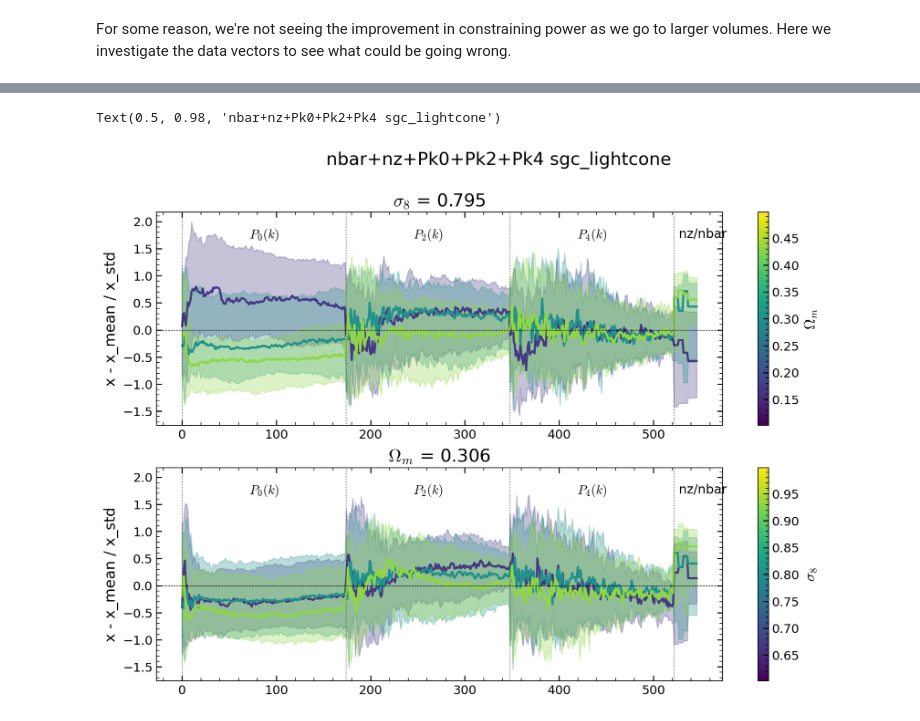
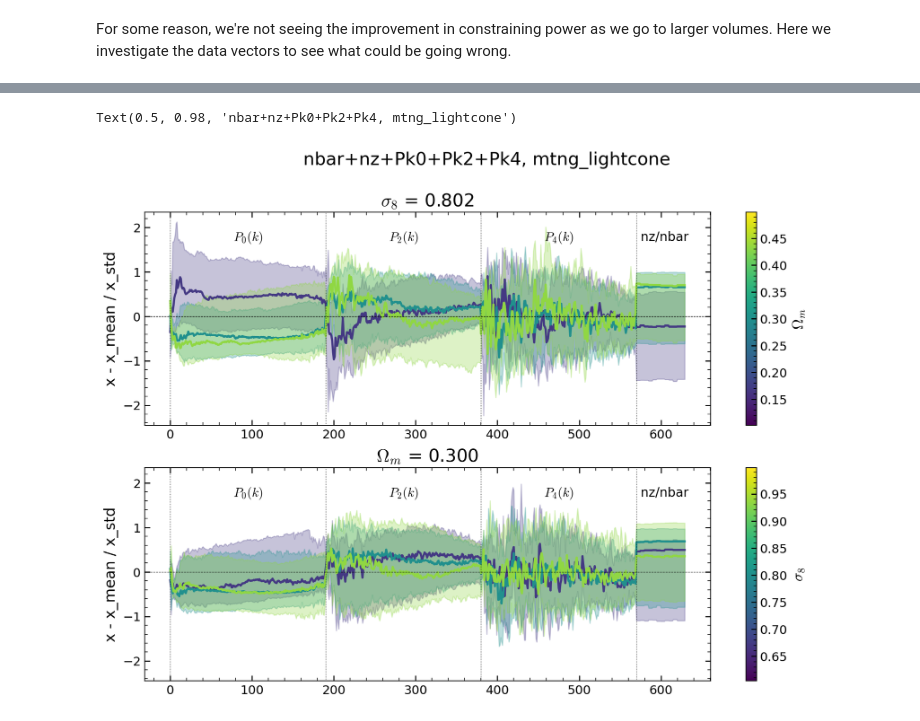
Before and after one commit to maho3/matts_tests, a Jupyter notebook: fix_scaling.ipynb, the cells around one changed output, grey strips where cells are left out. Cells and saved outputs as stored; diff of their text form; code cells hidden in the pictures.

```diff
--- a/fix_scaling.ipynb
+++ b/fix_scaling.ipynb
@@ -50 +55,23 @@ Nk = len(k3D)
+# %%
+with h5py.File(diagfile, 'r') as f:
+    if 'Pk_k3D' not in f:
+        a = list(f.keys())[0]
+        f = f[a]
+    k3D = f['Pk_k3D'][:]
+
+kmin, kmax = 0.0, 0.4
+k3D = k3D[(k3D >= kmin) & (k3D <= kmax)]
+xk3D = np.concatenate([k3D]*3)
+
+# to match new kmin/kmax indexing
+kmin, kmax = 0.0, 0.4
+mask = (xk3D >= kmin) & (xk3D <= kmax)
+xk3D = xk3D[mask]
+mask = np.concatenate([mask, np.ones(xtest.shape[-1] - len(mask), dtype=bool)])
+xtest = xtest[:, mask]
+xtrain = xtrain[:, mask]
+Nk = len(xk3D)//3
+
+template = xtest.mean(axis=0)
+template_std = xtest.std(axis=0)
 # %%
@@ -110,6 +134,7 @@ Nbins = 3
 f, axs = plt.subplots(2, 1, figsize=(12, 8), sharey=True)
 
 ax = axs[0]
+
 
 name = cosmonames[0]
 k, l = 0, 4
@@ -143,34 +168,33 @@ ax.axhline(0, color='k', lw=0.5, ls='--')
 ax = axs[1]
 k, l = 4, 0
 norm = mpl.colors.Normalize(*thetarange[k])
 selection = np.random.choice(np.argwhere(
     np.abs(thetatest[:, l] - thetafid[l]) < 0.05).flatten(), size=N, replace=False)
 tbins = np.linspace(*thetarange[k], Nbins+1)
 for i in range(len(tbins) - 1):
     mask = (thetatest[selection, k] >= tbins[i]) & (
         thetatest[selection, k] < tbins[i + 1])
     percs = np.percentile(
         (xtest[selection][mask]-template)/template_std, [16, 50, 84], axis=0)
     tmid = (tbins[i] + tbins[i + 1]) / 2
     ax.plot(percs[1], color=plt.cm.viridis(norm(tmid)), lw=2,
             label=f'{tbins[i]:.2f} - {tbins[i + 1]:.2f}')
     ax.fill_between(np.arange(len(percs[0])), percs[0], percs[2],
                     color=plt.cm.viridis(norm(tmid)), alpha=0.3)
 f.colorbar(plt.cm.ScalarMappable(norm=norm, cmap='viridis'),
            label=r'$\sigma_8$', ax=ax)
 ax.set_title(f'{cosmonames[l]} = {thetafid[l]:.3f}')
 ax.set_ylabel('x - x_mean / x_std')
 for i in range(4):
     ax.axvline(i * Nk, color='k', ls=':', lw=0.5)
 for i in range(3):
     ax.text(i * Nk + Nk / 2, 1.7, f'$P_{{{2*i}}}(k)$',
             horizontalalignment='center', fontsize=12, color='k')
 ax.text(3*Nk + 5, 1.7, r'nz/nbar',
         horizontalalignment='left', fontsize=12, color='k')
 ax.axhline(0, color='k', lw=0.5, ls='--')
 
-f.suptitle(modeldir.split('/')
-           [-2] + (' galaxy' if 'galaxy' in modeldir else ' sgc_lightcone'))
+f.suptitle(modeldir.split('/')[-2] + ', ' + modeldir.split('/')[-3])
 # %% [output]
-Text(0.5, 0.98, 'nbar+nz+Pk0+Pk2+Pk4 sgc_lightcone')
+Text(0.5, 0.98, 'nbar+nz+Pk0+Pk2+Pk4, mtng_lightcone')
-[figure, old version]
+[figure, new version]
```
Also changed, not shown: parts of 18 cells of this notebook, 1 other file.
